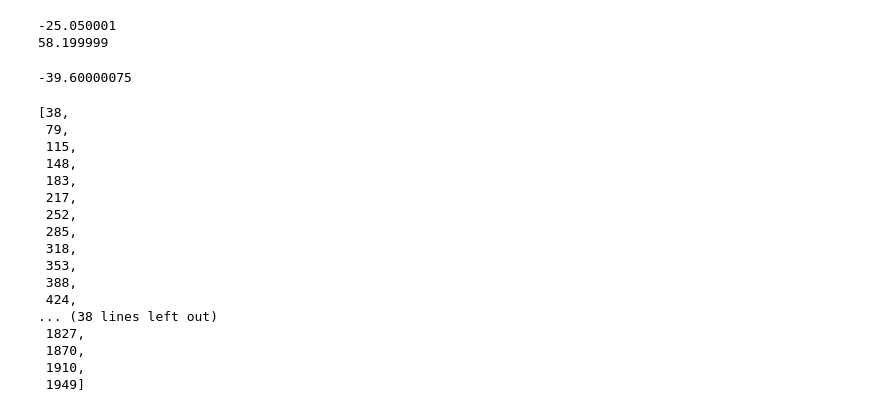
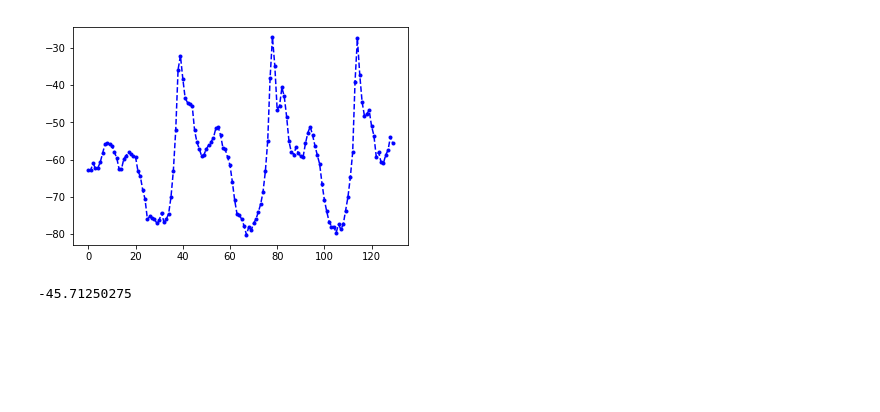
Before and after one commit to MarcSauer1986/Swim, a Jupyter notebook: experiments/Swim_preprocessing.ipynb, the cells around one changed output. Cells and saved outputs as stored; diff of their text form; code cells hidden in the pictures; blank space fills up the shorter version.

Commit message:
data aquisation part 1 (condition 1, 3 runs), writing preprocessing

```diff
--- a/experiments/Swim_preprocessing.ipynb
+++ b/experiments/Swim_preprocessing.ipynb
@@ -19,4 +13,8 @@ pre = Preprocessing('test5')
+# %%
+testrun = 'run_1_3'
+pre = Preprocessing(testrun)
 # %%
-raw_accel = pre.load_data('accel-175130000657-20190403T122134Z.csv', name='raw_accel', header=None)
-raw_gyro = pre.load_data('gyro-175130000657-20190403T122135Z.csv', name='raw_gyro', header=None)
-raw_magn = pre.load_data('magn-175130000657-20190403T122134Z.csv', name='raw_magn', header=None)
+# Load data
+raw_accel = pre.load_data('accel-175130000657-20190404T145109Z.csv', name='raw_accel', header=None)
+raw_gyro = pre.load_data('gyro-175130000657-20190404T145110Z.csv', name='raw_gyro', header=None)
+raw_magn = pre.load_data('magn-175130000657-20190404T145109Z.csv', name='raw_magn', header=None)
@@ -37,0 +21,6 @@ raw_all.head(5)
+# %%
+# Create data frame with all sensor information
+column_names = ['Accel_X', 'Accel_Y', 'Accel_Z', 'Gyro_X', 'Gyro_Y', 'Gyro_Z', 'Magn_X', 'Magn_Y', 'Magn_Z']
+raw_data = pd.concat([raw_accel, raw_gyro, raw_magn], axis=1, sort=False)
+raw_data.columns = column_names
+raw_data.head(5)
@@ -38,14 +47,22 @@ raw_all.head(5)
+# %%
+# plt.plot(raw_all[:60].index, raw_all[:60]['Magn_X'])
+plt.plot(raw_data[:130].index, raw_data[:130]['Magn_Y'],'b.--')
+# plt.plot(raw_all[:60].index, raw_all[:60]['Magn_Z'])
+
+# plt.plot(raw_all[60:120].index, raw_all[60:120]['Magn_X'])
+# plt.plot(raw_all[60:120].index, raw_all[60:120]['Magn_Y'])
+# plt.plot(raw_all[60:120].index, raw_all[60:120]['Magn_Z'])
+#
+
+plt.show()
+# %% [output]
+[figure, added]
 # %%
-Magn_Y_max = raw_all['Magn_Y'].max()
-print(Magn_Y_max)
-
-Magn_Y_max = raw_all['Magn_Y'].max()
-Magn_Y_min
+# Define stroke cut
+Magn_Y_max = raw_data['Magn_Y'].max()
+Magn_Y_min = raw_data['Magn_Y'].min()
 min_max_range = Magn_Y_max-Magn_Y_min
-print(min_max_range)
-min_max_range*.2
-Magn_Y_max-(min_max_range*.25)
+stroke_cut = Magn_Y_max-(min_max_range*.25)
+print(stroke_cut)
 # %% [output]
--25.050001
-58.199999
+-45.71250275
--39.60000075
@@ -74,20 +68,0 @@ for i in range(0,len(raw_all['Magn_Y'])):
-# %%
-liste
-# %% [output]
-[38,
- 79,
- 115,
- 148,
- 183,
- 217,
- 252,
- 285,
- 318,
- 353,
- 388,
- 424,
-... (38 lines left out)
- 1827,
- 1870,
- 1910,
- 1949]
```
Also changed, not shown: parts of 19 cells of this notebook.
